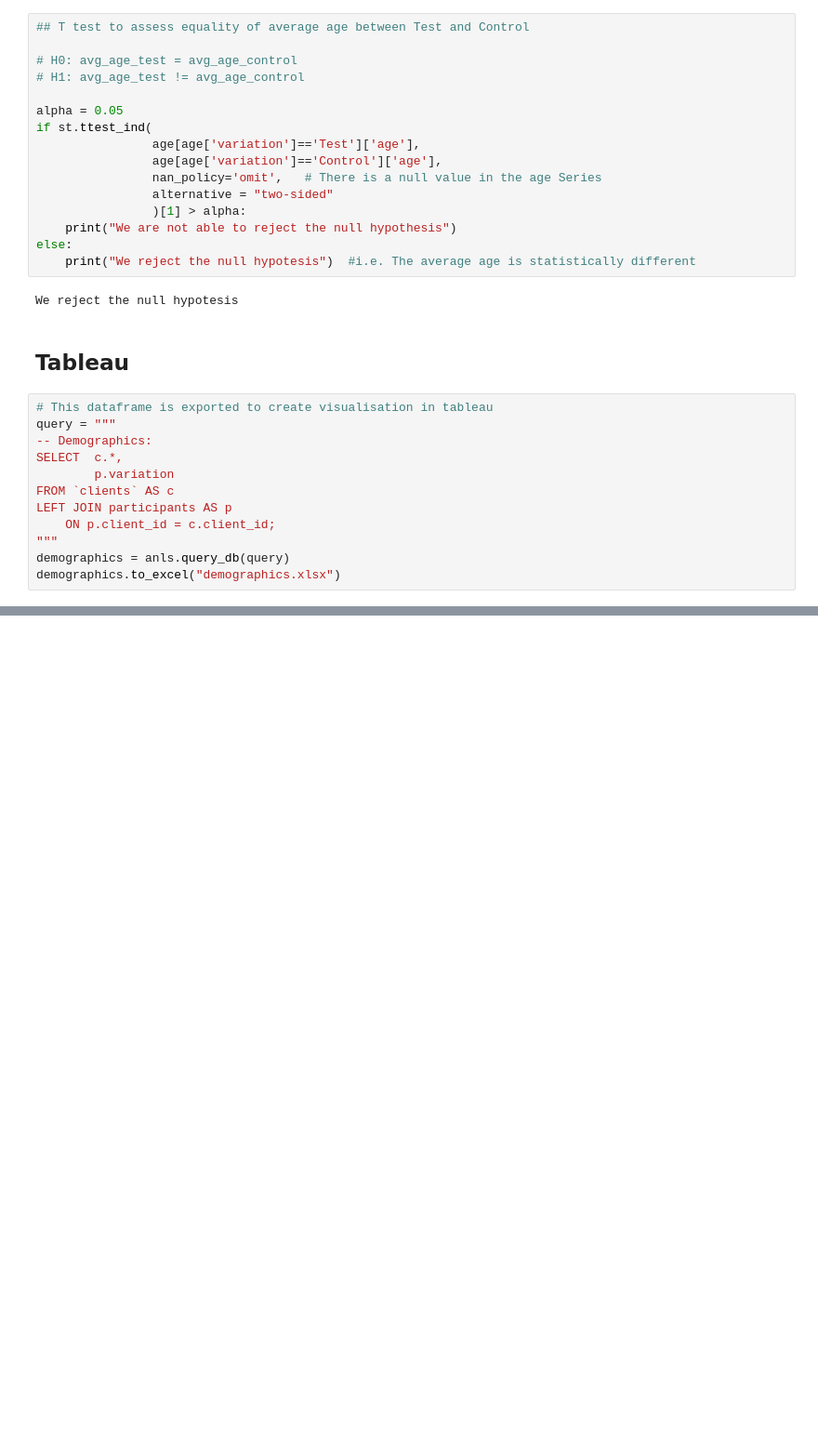
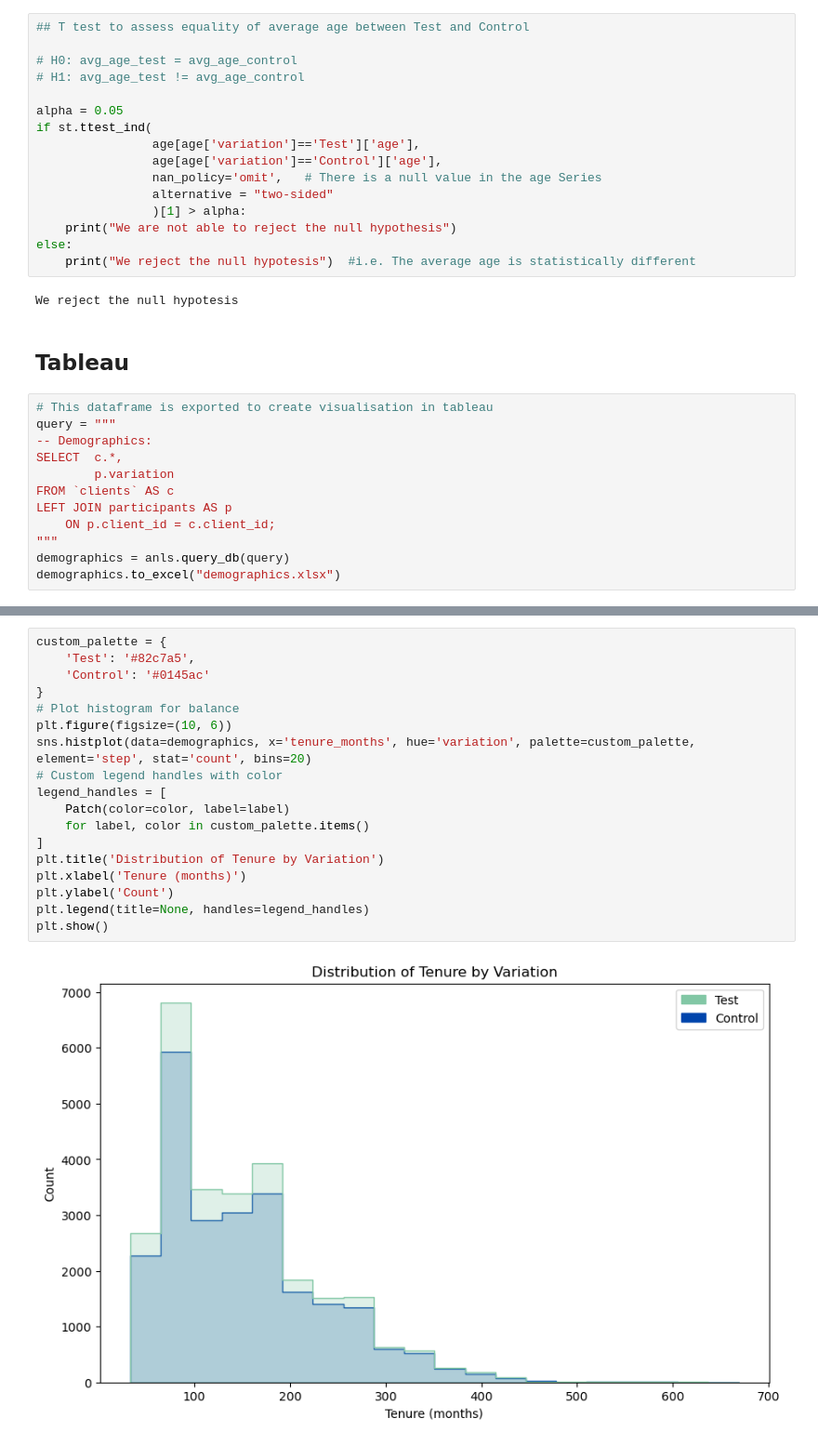
Before and after one commit to arnaurr94/vanguard-ab-test, a Jupyter notebook: dataframes.ipynb, the cells around one changed output, grey strips where cells are left out. Shown at 93% size. Saved outputs shown, nothing was run; the diff lists cells and outputs as text; blank space fills up the shorter version.

```diff
--- a/dataframes.ipynb
+++ b/dataframes.ipynb
@@ -886,0 +1055,20 @@ demographics.to_excel("demographics.xlsx")
+# %%
+custom_palette = {
+    'Test': '#82c7a5',
+    'Control': '#0145ac'
+}
+# Plot histogram for balance
+plt.figure(figsize=(10, 6))
+sns.histplot(data=demographics, x='tenure_months', hue='variation', palette=custom_palette, element='step', stat='count', bins=20)
+# Custom legend handles with color
+legend_handles = [
+    Patch(color=color, label=label)
+    for label, color in custom_palette.items()
+]
+plt.title('Distribution of Tenure by Variation')
+plt.xlabel('Tenure (months)')
+plt.ylabel('Count')
+plt.legend(title=None, handles=legend_handles)
+plt.show()
+# %% [output]
+[figure, added]
```
Also changed, not shown: parts of 14 cells of this notebook, 6 other files.
